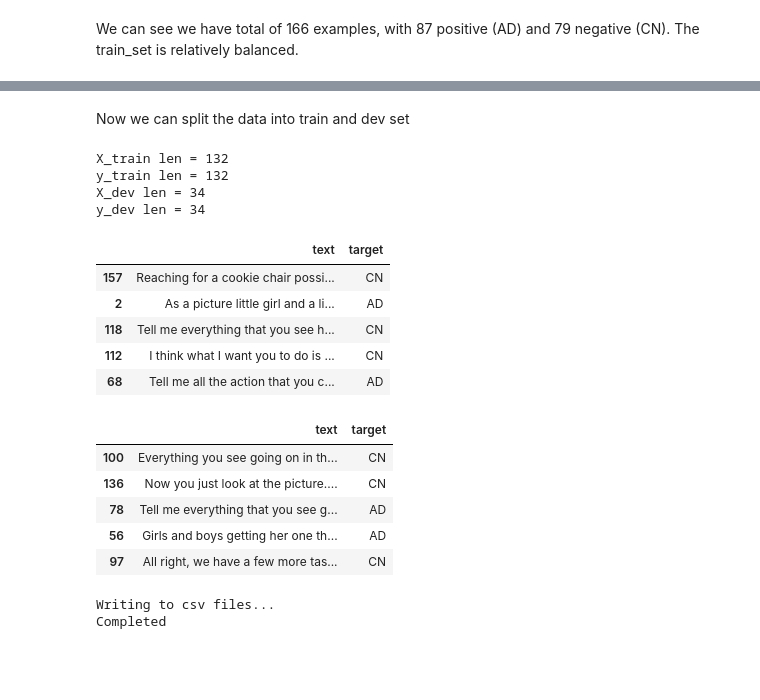
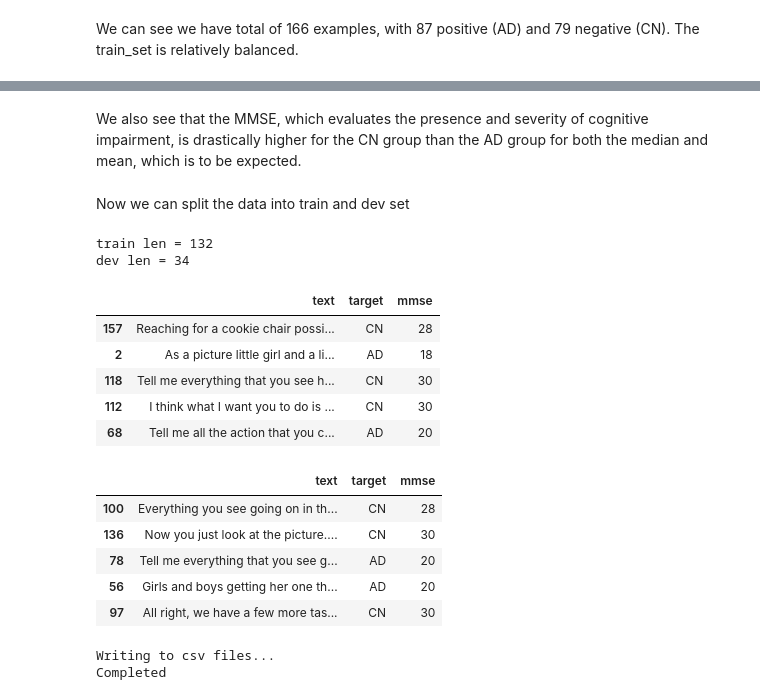
Before and after one commit to M-I-Dx/alzheimers_detection_capstone, a Jupyter notebook: EDA/00_EDA.ipynb, the cells around one changed output, grey strips where cells are left out. Saved outputs shown, nothing was run; the diff lists cells and outputs as text; code cells hidden in the pictures; blank space fills up the shorter version.

```diff
--- a/EDA/00_EDA.ipynb
+++ b/EDA/00_EDA.ipynb
@@ -63,3 +60,6 @@ Processing files = adrso315.txt
 Line len = 5
 Processing files = adrso316.txt
 Line len = 5
+# %%
+mmse_df = pd.read_csv(mmse_scores_fname, usecols=["adressfname", "mmse", "dx"])
+mmse_df
@@ -171,14 +187,17 @@ These words tend to be more specific and detailed.
 # combine data into a dataframe, for export to a csv for further processing
 train_dict = {
     "text": [],  # the transcript
-    "target": [] # the target: positive (AD), negative (CN)
+    "target": [],  # the target: positive (AD), negative (CN)
+    "file": [],
 }
 for item in train_data["ad"]:
-    train_dict["text"].append(item)
+    train_dict["text"].append(item[1])
+    train_dict["file"].append(item[0])
     train_dict["target"].append("AD")
 
 for item in train_data["cn"]:
-    train_dict["text"].append(item)
+    train_dict["text"].append(item[1])
+    train_dict["file"].append(item[0])
     train_dict["target"].append("CN")
 
 print("Text count =", len(train_dict["text"]))
@@ -188,6 +207,10 @@ Text count = 166
 Target count = 166
 # %%
 train_df = pd.DataFrame(train_dict)
+# merge mmse scores onto train df
+train_df = train_df.merge(mmse_df, left_on="file", right_on="adressfname")[
+    ["text", "target", "mmse"]
+]
 print(len(train_df))
 train_df.head()
 # %% [output]
@@ -211,17 +254,11 @@ We can see we have total of 166 examples, with 87 positive (AD) and 79 negative
+# %% [markdown]
+We also see that the MMSE, which evaluates the presence and severity of cognitive impairment, is drastically higher for the CN group than the AD group for both the median and mean, which is to be expected.
 # %% [markdown]
 Now we can split the data into train and dev set
 # %%
-X_train, X_dev, y_train, y_dev  = train_test_split(train_df["text"],
-                                                   train_df["target"],
-                                                   test_size=0.2,
-                                                   random_state=42
-                                                  )
-print("X_train len =", len(X_train))
-print("y_train len =", len(y_train))
-print("X_dev len =", len(X_dev))
-print("y_dev len =", len(y_dev))
+train_df, dev_df = train_test_split(train_df, test_size=0.2, random_state=42)
+print("train len =", len(train_df))
+print("dev len =", len(dev_df))
 # %% [output]
-X_train len = 132
-y_train len = 132
-X_dev len = 34
-y_dev len = 34
+train len = 132
+dev len = 34
@@ -238,18 +265,18 @@ dev_set_df = pd.DataFrame({"text":X_dev,
 # %%
-train_set_df.head()
+train_df.head()
 # %% [output]
-|  | text | target |
-| 157 | Reaching for a cookie chair possi... | CN |
-| 2 | As a picture little girl and a li... | AD |
-| 118 | Tell me everything that you see h... | CN |
-| 112 | I think what I want you to do is ... | CN |
-| 68 | Tell me all the action that you c... | AD |
+|  | text | target | mmse |
+| 157 | Reaching for a cookie chair possi... | CN | 28 |
+| 2 | As a picture little girl and a li... | AD | 18 |
+| 118 | Tell me everything that you see h... | CN | 30 |
+| 112 | I think what I want you to do is ... | CN | 30 |
+| 68 | Tell me all the action that you c... | AD | 20 |
 # %%
-dev_set_df.head()
+dev_df.head()
 # %% [output]
-|  | text | target |
-| 100 | Everything you see going on in th... | CN |
-| 136 | Now you just look at the picture.... | CN |
-| 78 | Tell me everything that you see g... | AD |
-| 56 | Girls and boys getting her one th... | AD |
-| 97 | All right, we have a few more tas... | CN |
+|  | text | target | mmse |
+| 100 | Everything you see going on in th... | CN | 28 |
+| 136 | Now you just look at the picture.... | CN | 30 |
+| 78 | Tell me everything that you see g... | AD | 20 |
+| 56 | Girls and boys getting her one th... | AD | 20 |
+| 97 | All right, we have a few more tas... | CN | 30 |
```
Also changed, not shown: parts of 19 cells of this notebook.
